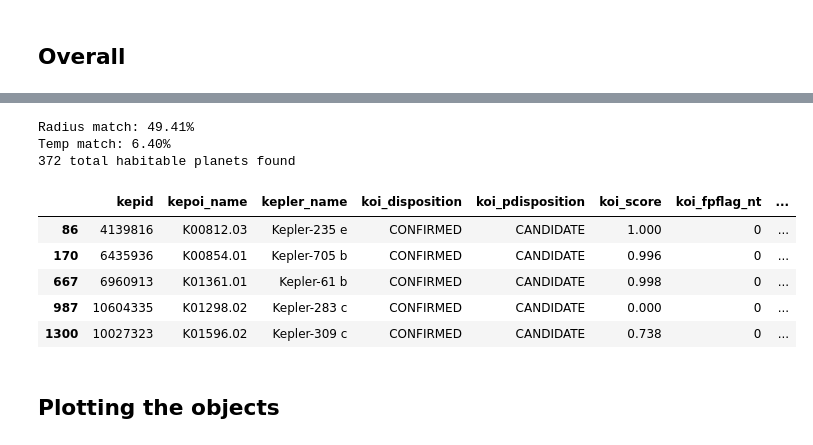
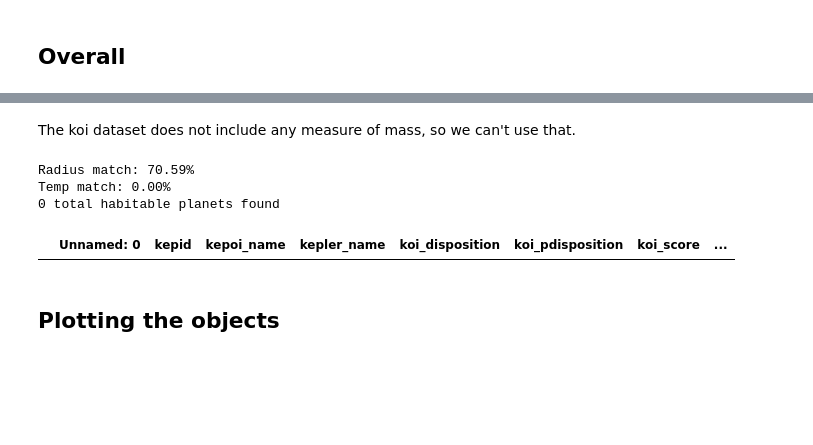
Before and after one commit to Jakkaps/data_c200-grad-project, a Jupyter notebook: analysis/eda.ipynb, the cells around one changed output, grey strips where cells are left out. Saved outputs shown, nothing was run; the diff lists cells and outputs as text; code cells hidden in the pictures; blank space fills up the shorter version.

```diff
--- a/analysis/eda.ipynb
+++ b/analysis/eda.ipynb
@@ -7,8 +7,8 @@ import numpy as np
 pd.set_option('display.max_columns', 500)
 pd.set_option('display.width', 1000)
 # %%
-koi = pd.read_csv('data/cumulative_2022.10.18_16.13.29.csv', skiprows=53)
-pscd = pd.read_csv('data/PSCompPars_2022.10.18_16.13.33.csv', skiprows=88)
+koi = pd.read_csv('../data/koi_clean.csv')
+pscd = pd.read_csv('../data/pscd_clean.csv')
 # %% [markdown]
 ## Overall
 # %%
@@ -65,24 +32,26 @@ temp_min, temp_max = 175, 270
 mass_min, mass_max = 1, 10
 radius_min, radius_max = 0.5, 2.5
 # %%
-def find_habitable(data, mass_col=None, radius_col=None, temp_col=None):
+def get_habitable_mask(data, mass_col=None, radius_col=None, temp_col=None):
     mass_mask = True
     if mass_col:
-        mass_mask = (data[mass_col] >= 0.1) & (data[mass_col] <= 10)
+        mass_mask = (np.exp(data[mass_col]) >= 0.1) & (np.exp(data[mass_col]) <= 10)
         print(f'Mass match: {len(data[mass_mask]) / len(data) * 100:.2f}%')
 
     radius_mask = True
     if radius_col:
-        radius_mask = (data[radius_col] >= 0.5) & (data[radius_col] <= 2.5)
+        radius_mask = (np.exp(data[radius_col]) >= 0.5) & (np.exp(data[radius_col]) <= 2.5)
         print(f'Radius match: {len(data[radius_mask]) / len(data) * 100:.2f}%')
 
     temp_mask = True
     if temp_col:
-        temp_mask = (data[temp_col] >= 182) & (data[temp_col] <= 285)
+        temp_mask = (np.exp(data[temp_col]) >= 182) & (np.exp(data[temp_col]) <= 285)
         print(f'Temp match: {len(data[temp_mask]) / len(data) * 100:.2f}%')
 
+    return mass_mask & radius_mask & temp_mask
 
-    habitable =  data[mass_mask & radius_mask & temp_mask]
+def find_habitable(data, mass_col=None, radius_col=None, temp_col=None):
+    habitable =  data[get_habitable_mask(data, mass_col, radius_col, temp_col)]
     print(f'{len(habitable)} total habitable planets found')
 
     return habitable
@@ -103,15 +72,12 @@ Temp match: 1.52%
+# %% [markdown]
+The koi dataset does not include any measure of mass, so we can't use that.
 # %%
-koi_habitable = find_habitable(koi, radius_col='koi_prad', temp_col='koi_teq').head()
+koi_habitable = find_habitable(koi, radius_col='koi_prad', temp_col='koi_teq')
 koi_habitable.head()
 # %% [output]
-Radius match: 49.41%
-Temp match: 6.40%
-372 total habitable planets found
+Radius match: 70.59%
+Temp match: 0.00%
+0 total habitable planets found
-|  | kepid | kepoi_name | kepler_name | koi_disposition | koi_pdisposition | koi_score | koi_fpflag_nt | ... |
-| 86 | 4139816 | K00812.03 | Kepler-235 e | CONFIRMED | CANDIDATE | 1.000 | 0 | ... |
-| 170 | 6435936 | K00854.01 | Kepler-705 b | CONFIRMED | CANDIDATE | 0.996 | 0 | ... |
-| 667 | 6960913 | K01361.01 | Kepler-61 b | CONFIRMED | CANDIDATE | 0.998 | 0 | ... |
-| 987 | 10604335 | K01298.02 | Kepler-283 c | CONFIRMED | CANDIDATE | 0.000 | 0 | ... |
-| 1300 | 10027323 | K01596.02 | Kepler-309 c | CONFIRMED | CANDIDATE | 0.738 | 0 | ... |
+|  | Unnamed: 0 | kepid | kepoi_name | kepler_name | koi_disposition | koi_pdisposition | koi_score | ... |
 # %% [markdown]
 ## Plotting the objects
```
Also changed, not shown: parts of 10 cells of this notebook, 4 other files.
